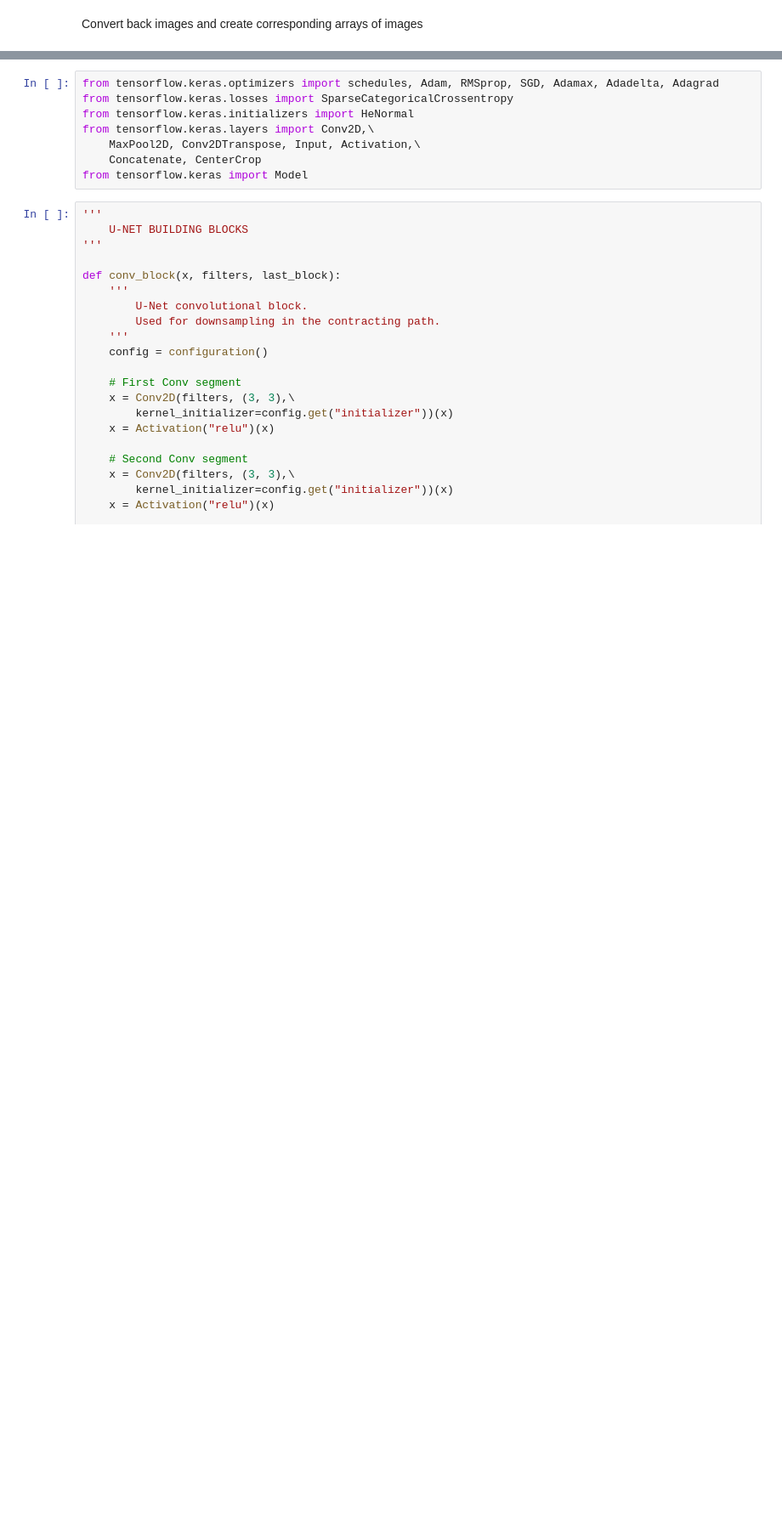
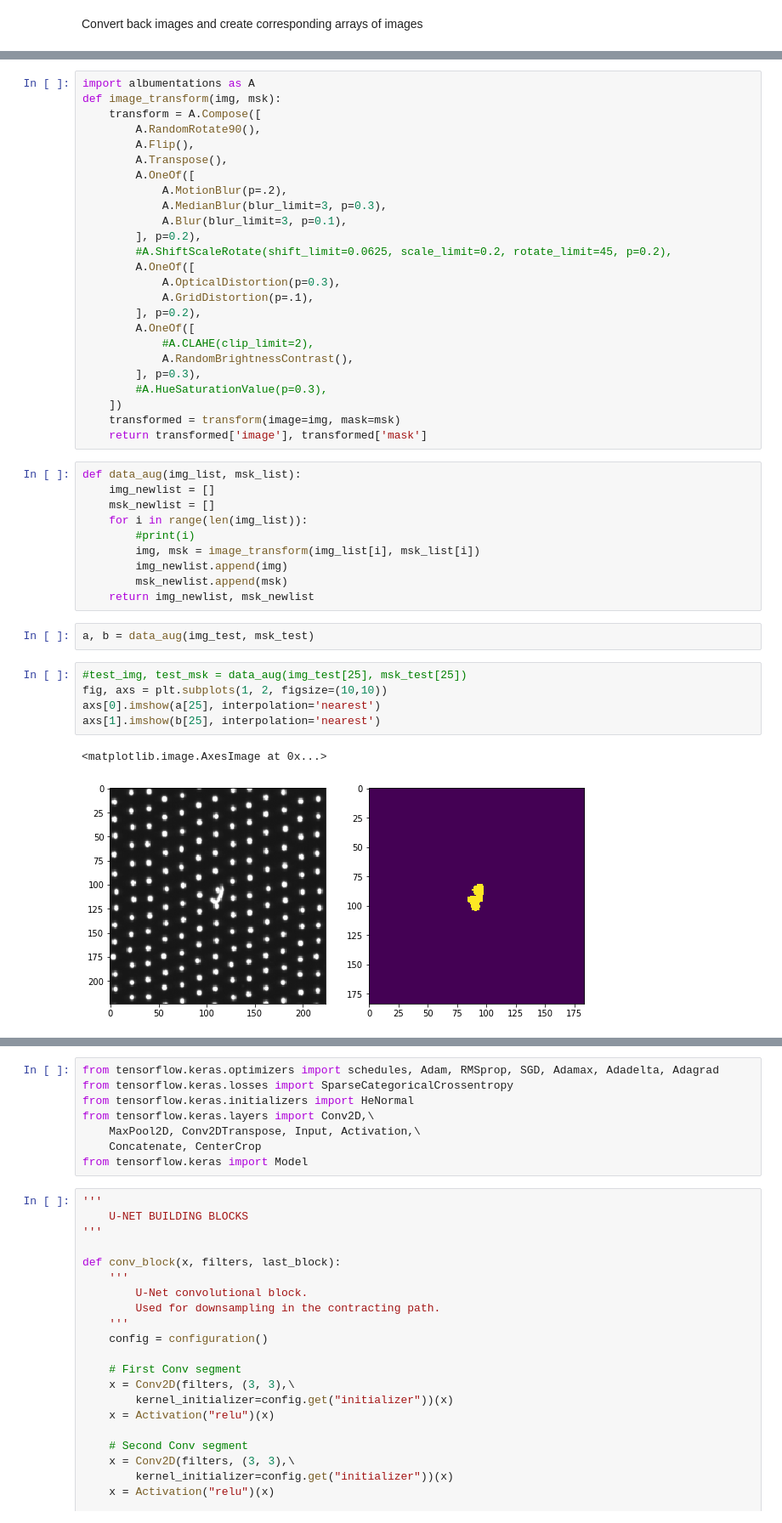
Before and after one commit to SAP-samples/btp-ai-sustainability-bootcamp, a Jupyter notebook: src/ai-models/defect-detection/notebooks/defect_detection_development_segmentation.ipynb, the cells around one changed output, grey strips where cells are left out. Shown at 85% size. Cells and saved outputs as stored; diff of their text form; blank space fills up the shorter version.

Commit message:
data augmentation

```diff
--- a/src/ai-models/defect-detection/notebooks/defect_detection_development_segmentation.ipynb
+++ b/src/ai-models/defect-detection/notebooks/defect_detection_development_segmentation.ipynb
@@ -268 +273,46 @@ plt.imshow(msk_test[2], interpolation='nearest')
+# %%
+import albumentations as A
+def image_transform(img, msk):
+    transform = A.Compose([
+        A.RandomRotate90(),
+        A.Flip(),
+        A.Transpose(),
+        A.OneOf([
+            A.MotionBlur(p=.2),
+            A.MedianBlur(blur_limit=3, p=0.3),
+            A.Blur(blur_limit=3, p=0.1),
+        ], p=0.2),
+        #A.ShiftScaleRotate(shift_limit=0.0625, scale_limit=0.2, rotate_limit=45, p=0.2),
+        A.OneOf([
+            A.OpticalDistortion(p=0.3),
+            A.GridDistortion(p=.1),
+        ], p=0.2),
+        A.OneOf([
+            #A.CLAHE(clip_limit=2),
+            A.RandomBrightnessContrast(),
+        ], p=0.3),
+        #A.HueSaturationValue(p=0.3),
+    ])
+    transformed = transform(image=img, mask=msk)
+    return transformed['image'], transformed['mask']
+# %%
+def data_aug(img_list, msk_list):
+    img_newlist = []
+    msk_newlist = []
+    for i in range(len(img_list)):
+        #print(i)
+        img, msk = image_transform(img_list[i], msk_list[i])
+        img_newlist.append(img)
+        msk_newlist.append(msk)
+    return img_newlist, msk_newlist
+# %%
+a, b = data_aug(img_test, msk_test)
+# %%
+#test_img, test_msk = data_aug(img_test[25], msk_test[25])
+fig, axs = plt.subplots(1, 2, figsize=(10,10))
+axs[0].imshow(a[25], interpolation='nearest')
+axs[1].imshow(b[25], interpolation='nearest')
+# %% [output]
+<matplotlib.image.AxesImage at 0x...>
+[figure, added]
 # %% [markdown]
```
Also changed, not shown: parts of 36 cells of this notebook, 3 other files.
